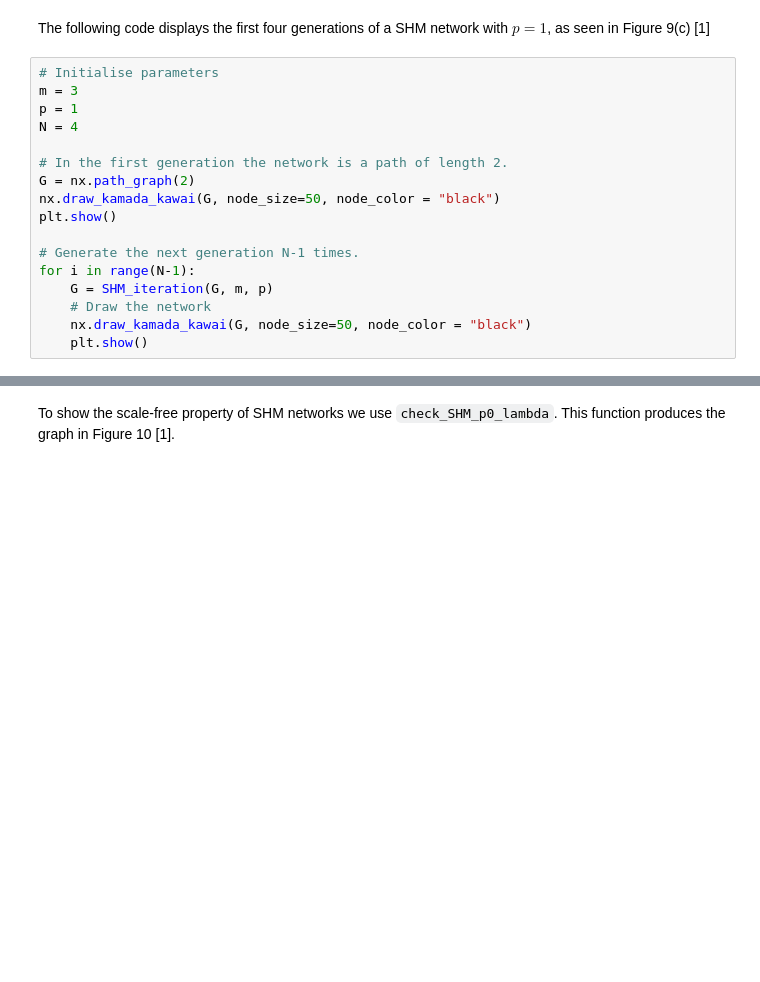
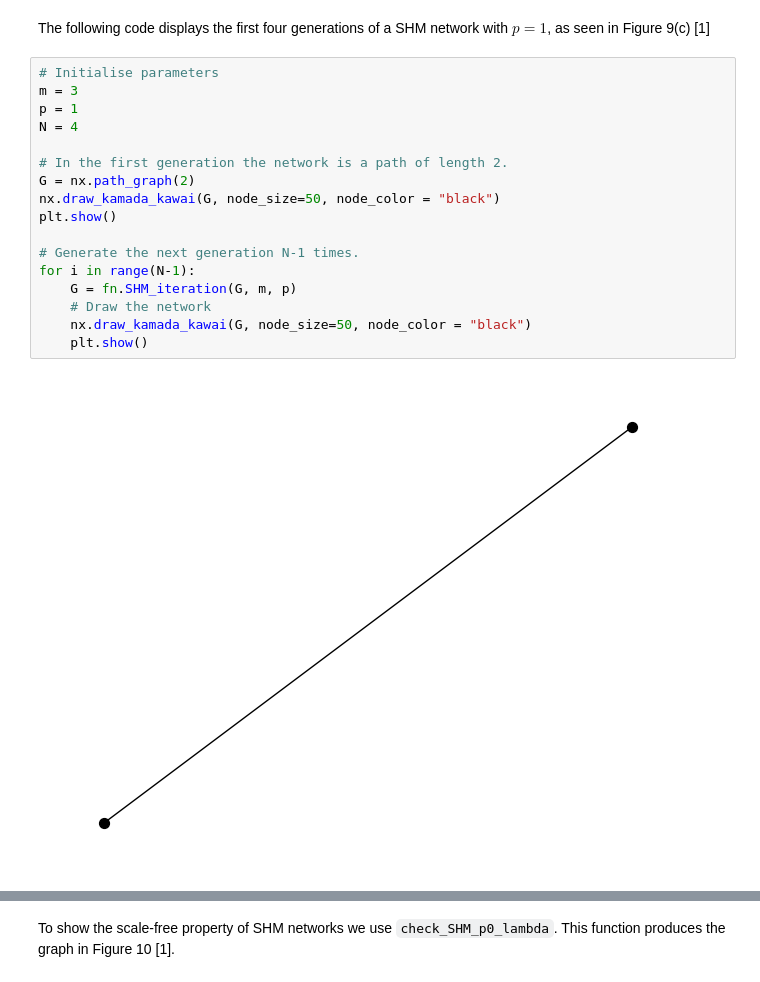
Before and after one commit to katherinehamilton/fractalnetworks, a Jupyter notebook: thesis-results.ipynb, the cells around one changed output, grey strips where cells are left out. Drawn from its saved outputs; the diff is of its cells as text; blank space fills up the shorter version.

```diff
--- a/thesis-results.ipynb
+++ b/thesis-results.ipynb
@@ -122,17 +113,19 @@ The following code displays the first four generations of a SHM network with $p=
 # %%
 # Initialise parameters
 m = 3
 p = 1
 N = 4
 
 # In the first generation the network is a path of length 2.
 G = nx.path_graph(2)
 nx.draw_kamada_kawai(G, node_size=50, node_color = "black")
 plt.show()
 
 # Generate the next generation N-1 times.
 for i in range(N-1):
-    G = SHM_iteration(G, m, p)
+    G = fn.SHM_iteration(G, m, p)
     # Draw the network
     nx.draw_kamada_kawai(G, node_size=50, node_color = "black")
     plt.show()
+# %% [output]
+[figure, added]
```
Also changed, not shown: parts of 35 cells of this notebook.
